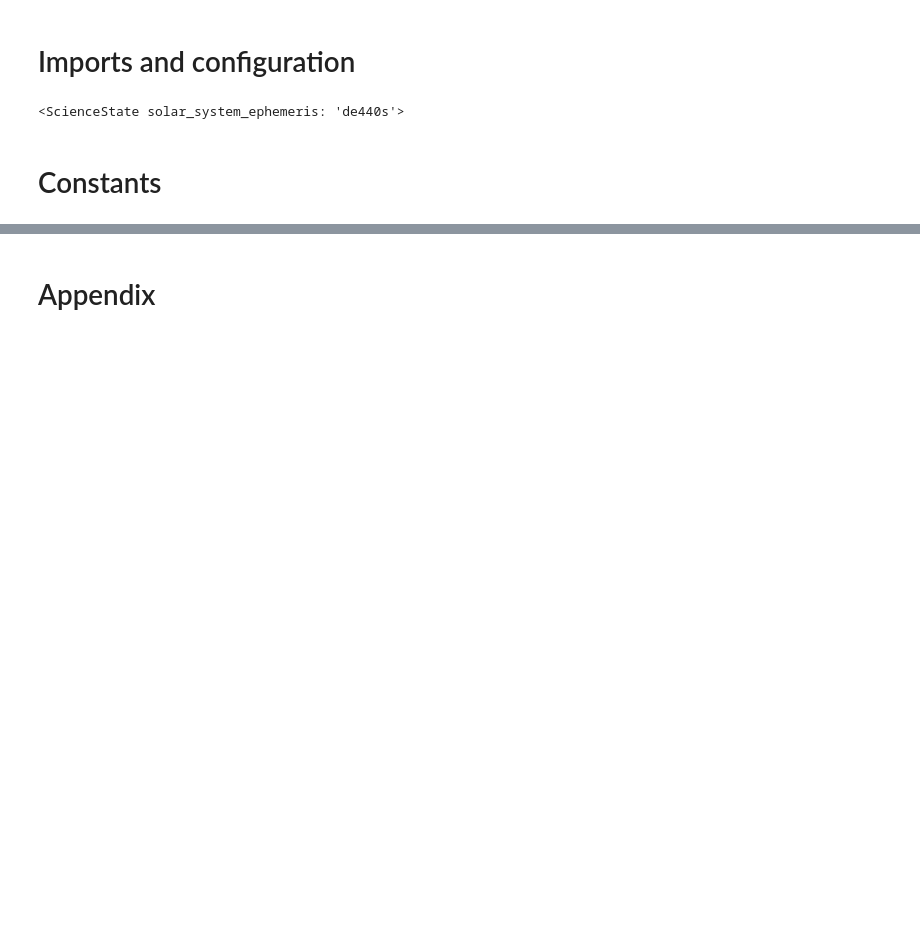
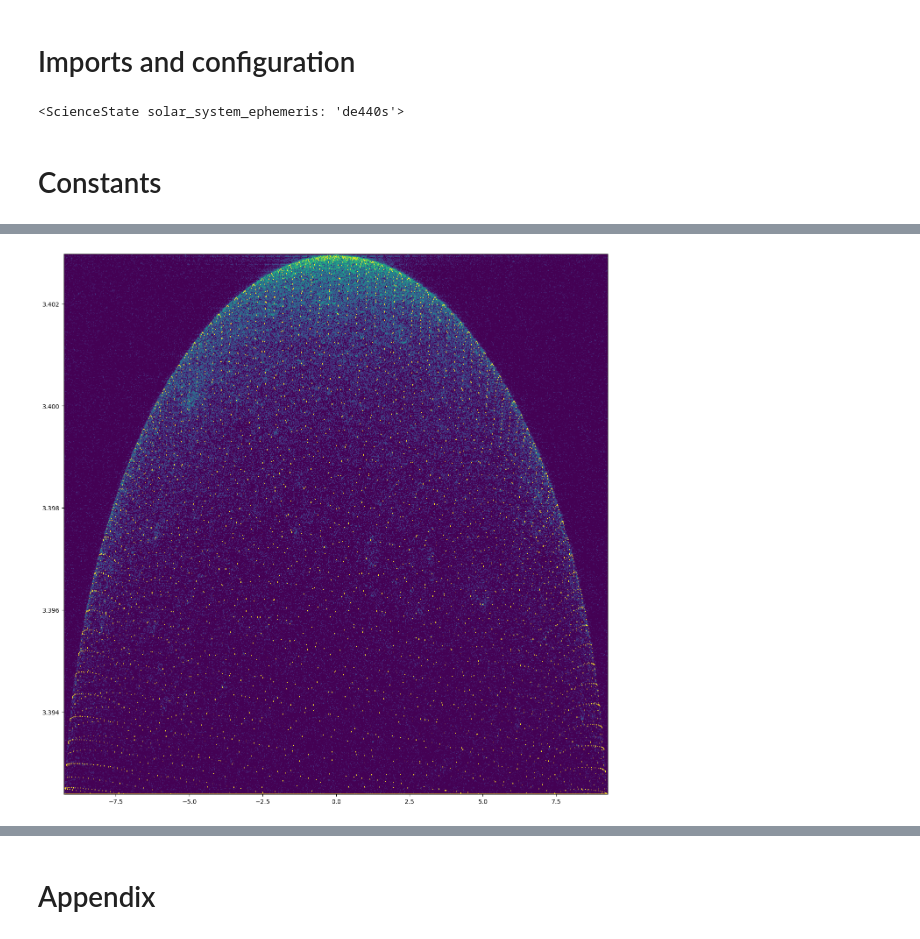
Before and after one commit to thandal/moon-radar, a Jupyter notebook: notebooks/Planetary Radar -- Moon.ipynb, the cells around one changed output, grey strips where cells are left out. Cells and saved outputs as stored; diff of their text form; code cells hidden in the pictures; blank space fills up the shorter version.

```diff
--- a/notebooks/Planetary Radar -- Moon.ipynb
+++ b/notebooks/Planetary Radar -- Moon.ipynb
@@ -578,16 +557,15 @@ def moonDopplerAndDelay_spice(frequency, rx_astrotime, tx_location, rx_location)
     dlt = dlt_r + dlt_d
     return dlt * frequency, (lt_r + lt_d) * au.s
 # %%
-
 # Cribbed from Thomas' notebook, in turn from https://github.com/daniestevez/jupyter_notebooks/blob/master/CAMRAS-EVE/Earth-Venus-Earth%20experiment%20analysis.ipynb
 def radar_surface_dlt(rx_astrotime, surf_vec):
     #ref_frame = "J2000"
     ref_frame = "ITRF93"
 
     rx_time = sp.str2et(rx_astrotime.utc.value)
-    # Kludge: doesn't use the moon ellipsoid?
-    target_radius = sp.bodvrd("MOON", "RADII", 3)[1][0]
-    surf_vec = sp.unorm(np.array(surf_vec))[0] * target_radius
+    # Scale the surface vector so it lies on the surface of the moon's triaxial ellipsoid.
+    moon_radii = sp.bodvrd("MOON", "RADII", 3)[1]
+    surf_vec = sp.edpnt(np.array(surf_vec), moon_radii[0], moon_radii[1], moon_radii[2])
     # Compute the state (in J2000 frame) of the surface point (in MOON_ME frame) as seen by the rx observatory at time rx_time, corrected for light time and stellar aberration.
     srp_r, lt_r = sp.spkcpt(surf_vec, "MOON", "MOON_ME", rx_time, ref_frame, "OBSERVER", "CN+S", "DWINGELOO")
     # Compute the state of the tx observatory (in J2000 frame) as seen by a fictional observer at the surface point (in MOON_ME frame) at time rx_time - lt_r, corrected for light time and stellar aberration.
@@ -597,7 +575,7 @@ def radar_surface_dlt(rx_astrotime, surf_vec):
     dlt_d = sp.dvnorm(tx_d) / sp.clight()
     return dlt_r + dlt_d, lt_r + lt_d
 
-if 0: # Debug the computed doppler/delay.
+if 1: # Debug the computed doppler/delay.
     NSIDE = 30
     healpix_resol_deg = hp.nside2resol(NSIDE, arcmin=True) / 60
     NPIX = hp.nside2npix(NSIDE)
@@ -606,15 +584,15 @@ if 0: # Debug the computed doppler/delay.
     dlt_list = []
     lt_list = []
     for n in range(NPIX):
-        dlt, lt = radar_surface_dlt(rx_start_astrotime, hp.pix2vec(NSIDE, n))
+        dlt, lt = radar_surface_dlt(rx_start_astrotime.utc.value, hp.pix2vec(NSIDE, n))
         dlt_list.append(dlt)
         lt_list.append(lt)
 
     dlt_surface = np.array(dlt_list)
     lt_surface = np.array(lt_list)
 
-    #hp.orthview(dlt_surface, flip='geo', title='Moon Surface Doppler', unit='Hz')
-    #hp.graticule()
+    hp.orthview(dlt_surface, flip='geo', title='Moon Surface Doppler', unit='Hz')
+    hp.graticule()
 
     #hp.orthview(lt_surface, flip='geo', title='Moon Surface Delay', unit='s')
     #hp.graticule()
@@ -716,16 +700,16 @@ def calculateDelayWindowIndices(sample_rate, delay_start, len_rx_samples, len_tx
     moon_delay_depth = MOON_RADIUS / ak.c * 2  # round-trip delay depth
 
     # Padded
-    #t_start = TX_START + delay_start - 0.001 * au.s
-    #t_end = TX_START + delay_start + moon_delay_depth + 0.001 * au.s
+    #t_start = delay_start - 0.001 * au.s
+    #t_end = delay_start + moon_delay_depth + 0.001 * au.s
 
     ## Tight
-    #t_start = TX_START + delay_start
-    #t_end = TX_START + delay_start + moon_delay_depth - 0.001 * au.s
+    #t_start = delay_start
+    #t_end = delay_start + moon_delay_depth - 0.001 * au.s
 
     # Truncated
-    t_start = TX_START + delay_start
-    t_end = TX_START + delay_start + moon_delay_depth - 0.001 * au.s
+    t_start = delay_start
+    t_end = delay_start + moon_delay_depth - 0.001 * au.s
 
     cor_lags = scipy.signal.correlation_lags(len_rx_samples, len_tx_samples, mode="valid") / sample_rate
     cor_i_start = np.argwhere(cor_lags > t_start)[0][0]
@@ -734,7 +718,7 @@ def calculateDelayWindowIndices(sample_rate, delay_start, len_rx_samples, len_tx
     return cor_lags, cor_i_start, cor_i_end
 
 if _interactive:  # Calculate the delay window of interest
-    cor_lags, cor_i_start, cor_i_end = calculateDelayWindowIndices(sample_rate, delay_start, len(rx_samples), len(tx_samples))
+    cor_lags, cor_i_start, cor_i_end = calculateDelayWindowIndices(sample_rate, TX_START + delay_start, len(rx_samples), len(tx_samples))
 # %%
 if 0: # Search for best doppler using peak correlation strength
     # If the current hypothesis is that the empirical doppler error is primarily caused by tx and rx frequency errors,
@@ -963,7 +942,7 @@ if 0:
         pl.axis('off')
         pl.imshow(G, cmap='gray', origin='lower')
 # %%
-if 0:  # Debug: visualize the predicted doppler/delay on the observed doppler delay image.
+if 1:  # Debug: visualize the predicted doppler/delay on the observed doppler delay image.
     B = log_A.copy()
     #B = np.zeros(log_A.shape) + 1
     #doppler_values = f_shifts * au.Hz + doppler_start - 0.10 * au.Hz  # for the 03_11 HACK HACK HACK
@@ -972,36 +951,38 @@ if 0:  # Debug: visualize the predicted doppler/delay on the observed doppler de
     DOPPLER_PAD = 1
     DELAY_PAD = 2
     VALUE = log_A.max()
     #VALUE = 0
 
     for i in range(len(dlt_list)):
         dlt = dlt_list[i]
         lt = lt_list[i]
         doppler_index = np.argmin((doppler_values - dlt * frequency)**2)
-        delay_index = np.argmin((delay_values - (lt * au.s + TX_START))**2)
+        delay_index = np.argmin((delay_values - ((lt + 0.00005) * au.s + TX_START))**2)  # HACK
         B[(doppler_index-DOPPLER_PAD):(doppler_index+DOPPLER_PAD+1), (delay_index-DELAY_PAD):(delay_index+DELAY_PAD+1)] = VALUE
 
     ## Vectorized version -- slower (!?) and *much* more memory intensive!
     #doppler_indices = np.argmin((doppler_values - (dlt_surface * frequency)[:, np.newaxis])**2, axis=-1)
     #delay_indices = np.argmin((delay_values - (lt_surface * au.s + TX_START)[:, np.newaxis])**2, axis=-1)
     #B[doppler_indices, delay_indices] = VALUE
 
     pl.figure(figsize=(16,16))
     pl.imshow(B.T, #B.T * log_A.T,
               extent=[
                   f_shifts[0],
                   f_shifts[-1],
                   cor_lags[cor_i_start].value,
                   cor_lags[cor_i_end].value,
               ],
               aspect='auto',
               interpolation='none',
               vmin=log_A.max() * 0.4,
               #vmax=log_A.max() * 0.8,
              )
 
-    os.makedirs(f"{DATA_ROOT}/PREDICT_TRIAGE", exist_ok=True)
-    pl.savefig(f"{DATA_ROOT}/PREDICT_TRIAGE/{rx_chan0_sigmf_filename.split('/')[-1]}_doppler_grid.png")
+    #os.makedirs(f"{DATA_ROOT}/PREDICT_TRIAGE", exist_ok=True)
+    #pl.savefig(f"{DATA_ROOT}/PREDICT_TRIAGE/{rx_chan0_sigmf_filename.split('/')[-1]}_doppler_grid.png")
+# %% [output]
+[figure, added]
 # %%
 if 0: # Debug the central doppler frequency by flipping horizontally and summing.
     #%matplotlib widget
```
Also changed, not shown: parts of 18 cells of this notebook.
